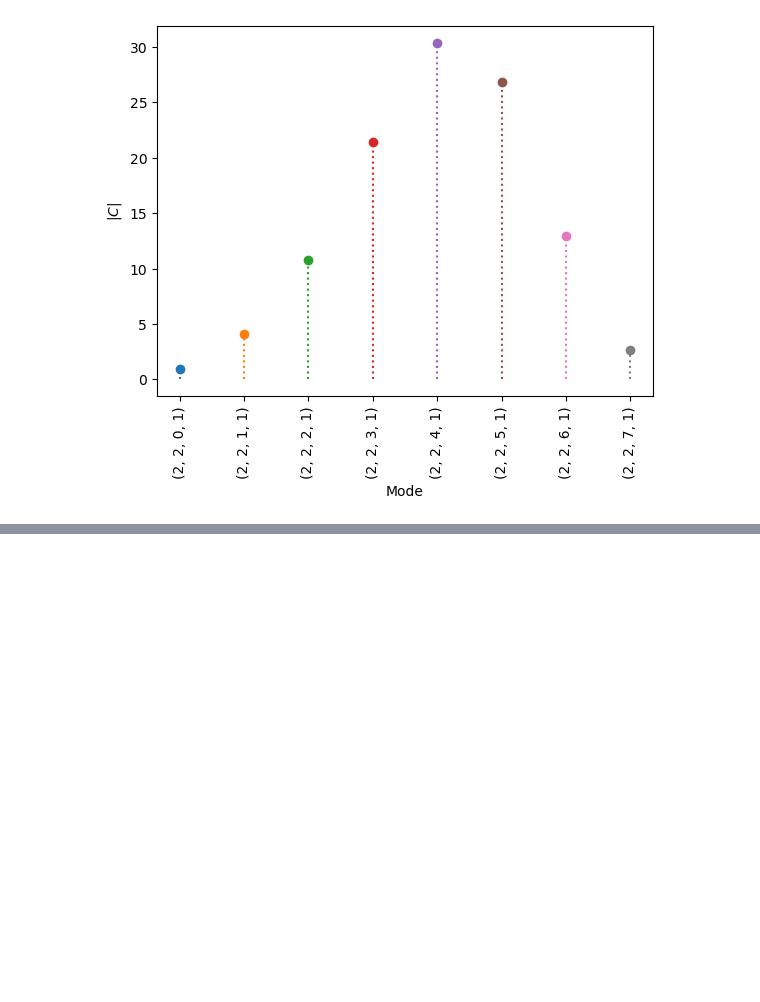
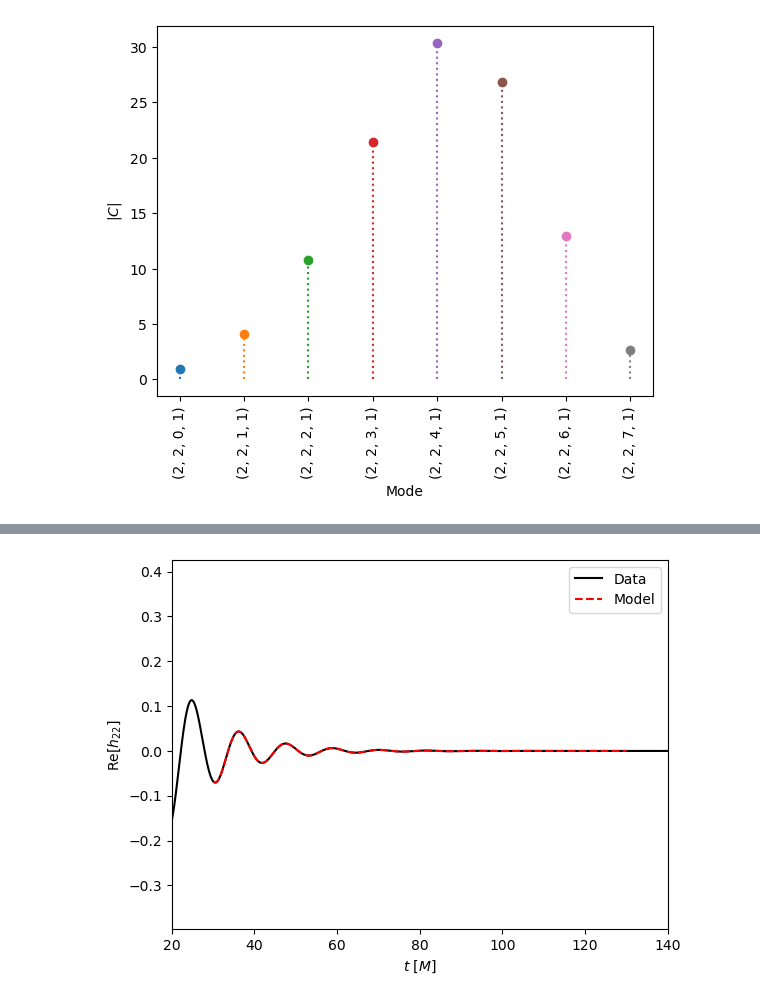
Before and after one commit to sxs-collaboration/qnmfits, a Jupyter notebook: examples/working_with_sxs.ipynb, the cells around one changed output, grey strips where cells are left out. Saved outputs shown, nothing was run; the diff lists cells and outputs as text; code cells hidden in the pictures; blank space fills up the shorter version.

Commit message:
Implement multimode fitting

```diff
--- a/examples/working_with_sxs.ipynb
+++ b/examples/working_with_sxs.ipynb
@@ -93,0 +96,16 @@ _ = ax.set_ylabel('$|C|$')
+# %%
+qnms = [(l,2,0,1) for l in range(2,4+1)]
+spherical_modes = [(2,2),(3,2),(4,2)]
+t0 = 30
+
+best_fit = qnmfits.multimode_ringdown_fit(
+    h,
+    spherical_modes,
+    qnms,
+    Mf=Mf,
+    chif=chif,
+    t0=t0
+)
+
+# The result is a dictionary with useful information
+list(best_fit.keys())
@@ -93,0 +122,18 @@ _ = ax.set_ylabel('$|C|$')
+# %%
+# Create figure
+fig, ax = plt.subplots(dpi=100)
+
+# The SXS data
+ax.plot(h.t, np.real(h.data[:, h.index(2,2)]), 'k', label='Data')
+
+# Our best fit model
+ax.plot(best_fit['times'], np.real(best_fit['model'][2,2]), 'r--', label='Model')
+
+ax.set_xlim(t0-10, t0+110)
+
+ax.set_xlabel('$t\ [M]$')
+ax.set_ylabel(rf'$\mathrm{{Re}}[h_{{{spherical_mode[0]}{spherical_mode[1]}}}]$')
+
+_ = ax.legend()
+# %% [output]
+[figure, added]
```
Also changed, not shown: parts of 3 cells of this notebook, 2 other files.
